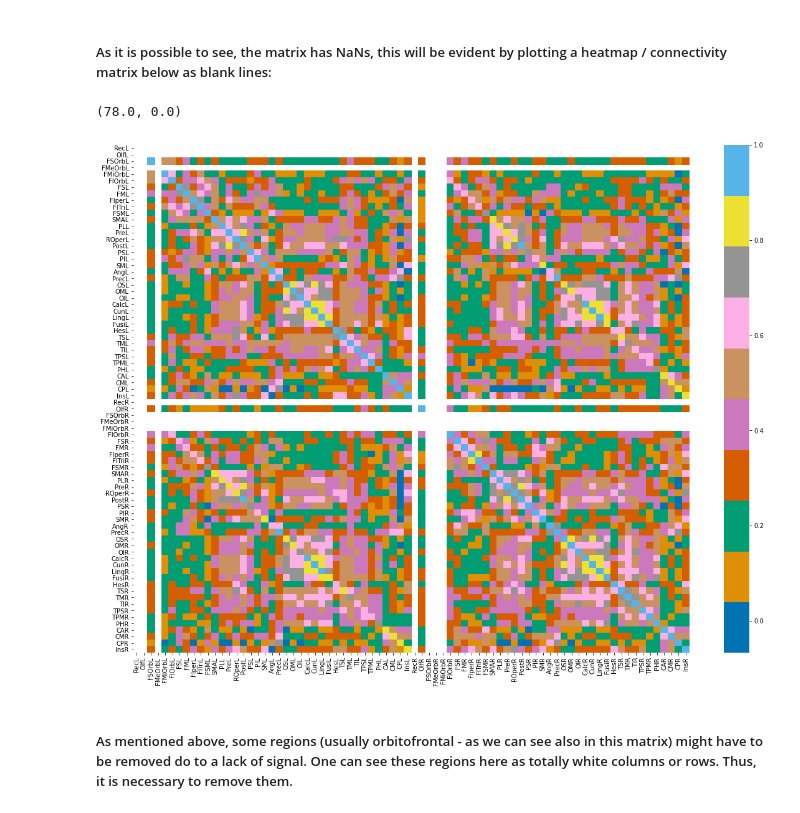
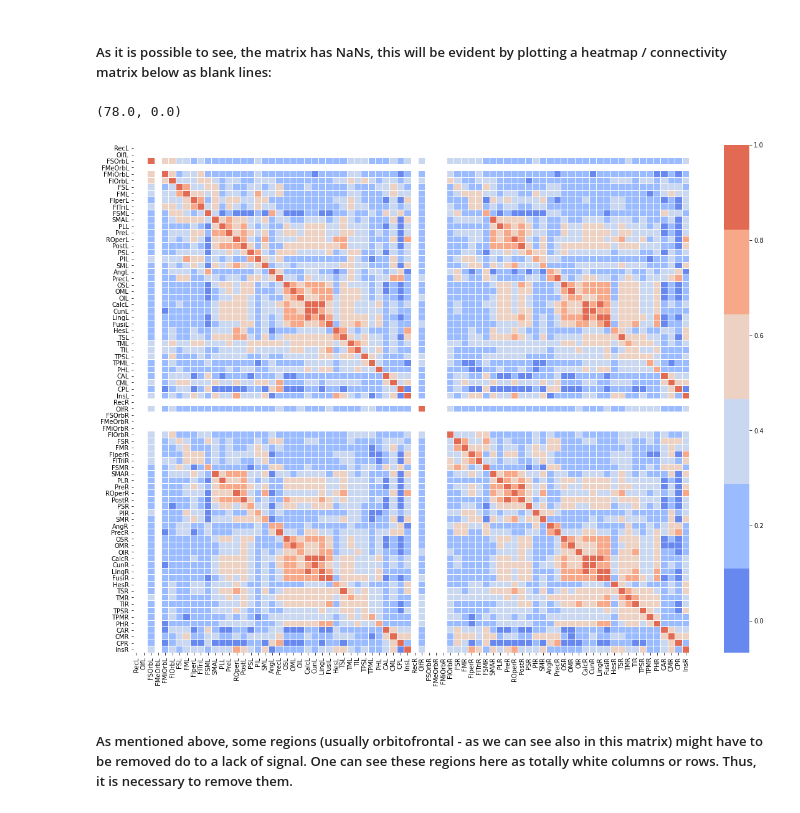
Before and after one commit to multinetlab-amsterdam/data_preprocessing, a Jupyter notebook: fMRI_Tutorial/DataCheck.ipynb, the cells around one changed output. Cells and saved outputs as stored; diff of their text form; code cells hidden in the pictures.

```diff
--- a/fMRI_Tutorial/DataCheck.ipynb
+++ b/fMRI_Tutorial/DataCheck.ipynb
@@ -42,7 +42,7 @@ matfinal = np.genfromtxt('randMat.txt')
 names = [line.rstrip('\n') for line in open('./AREAS.txt')]
 
 # Define pallete that will be used
-pallete = sns.color_palette("colorblind") # option 2: 'coolwarm'
+pallete = sns.color_palette("coolwarm") # option 2: 'colorblind'
 # %%
 # Checking if there are NaNs, infs, zeros.
 print('Matrix has Infs: ' + str(np.isinf(matfinal).any()))
@@ -57,17 +57,17 @@ Matrix has Zeros: False
 # %%
 # Visualize entire matrix in its raw form
 df = pd.DataFrame(matfinal)
 plt.figure(figsize=(20,15))
-ax = sns.heatmap(df, cmap=pallete, annot=False)
+ax = sns.heatmap(df, cmap=pallete, annot=False, linewidths=0.01)
 labels = [value.get_text() for value in list(ax.get_xticklabels())]
 labelsy = [value.get_text() for value in list(ax.get_yticklabels())]
 ax.set_yticklabels(pd.DataFrame(names).iloc[labelsy][0], rotation=0)
 ax.set_xticklabels(pd.DataFrame(names).iloc[labels][0])
 ax.set_xlim(0, len(df))
 ax.set_ylim(len(df), 0)
 # %% [output]
 (78.0, 0.0)
-[figure, old version]
+[figure, new version]
 # %% [markdown]
 ##### As mentioned above, some regions (usually orbitofrontal - as we can see also in this matrix) might have to be removed do to a lack of signal. One can see these regions here as totally white columns or rows. Thus, it is necessary to remove them.
 # %%
```
Also changed, not shown: parts of 11 cells of this notebook.
